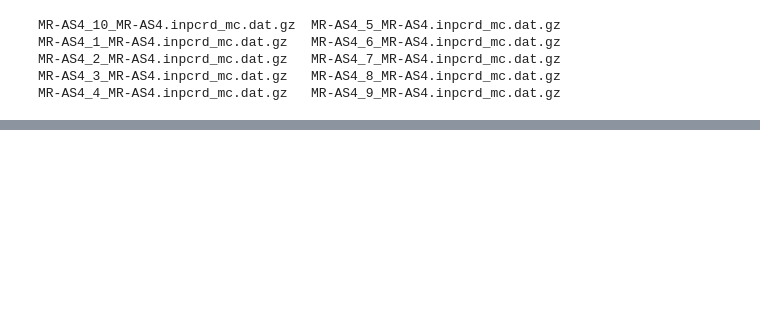
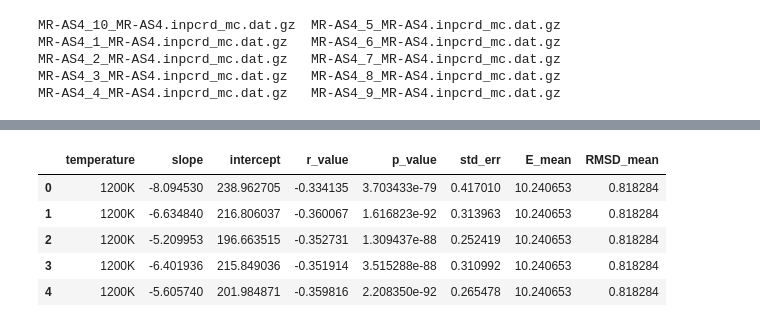
Before and after one commit to saguileran/MD-SCPI, a Jupyter notebook: NoteBooks/Plots_MC.ipynb, the cells around one changed output, grey strips where cells are left out. Saved outputs shown, nothing was run; the diff lists cells and outputs as text; code cells hidden in the pictures; blank space fills up the shorter version.

```diff
--- a/NoteBooks/Plots_MC.ipynb
+++ b/NoteBooks/Plots_MC.ipynb
@@ -171,3 +210,12 @@ fig.savefig("./MC_energies.png", transparent=True, bbox_inches='tight')
+# %%
+high_parameters.head()
+# %% [output]
+|  | temperature | slope | intercept | r_value | p_value | std_err | E_mean | RMSD_mean |
+| 0 | 1200K | -8.094530 | 238.962705 | -0.334135 | 3.703433e-79 | 0.417010 | 10.240653 | 0.818284 |
+| 1 | 1200K | -6.634840 | 216.806037 | -0.360067 | 1.616823e-92 | 0.313963 | 10.240653 | 0.818284 |
+| 2 | 1200K | -5.209953 | 196.663515 | -0.352731 | 1.309437e-88 | 0.252419 | 10.240653 | 0.818284 |
+| 3 | 1200K | -6.401936 | 215.849036 | -0.351914 | 3.515288e-88 | 0.310992 | 10.240653 | 0.818284 |
+| 4 | 1200K | -5.605740 | 201.984871 | -0.359816 | 2.208350e-92 | 0.265478 | 10.240653 | 0.818284 |
 # %%
 # plt.close()
 # fig = plt.figure(figsize=(12,7))
```
Also changed, not shown: parts of 5 cells of this notebook.
